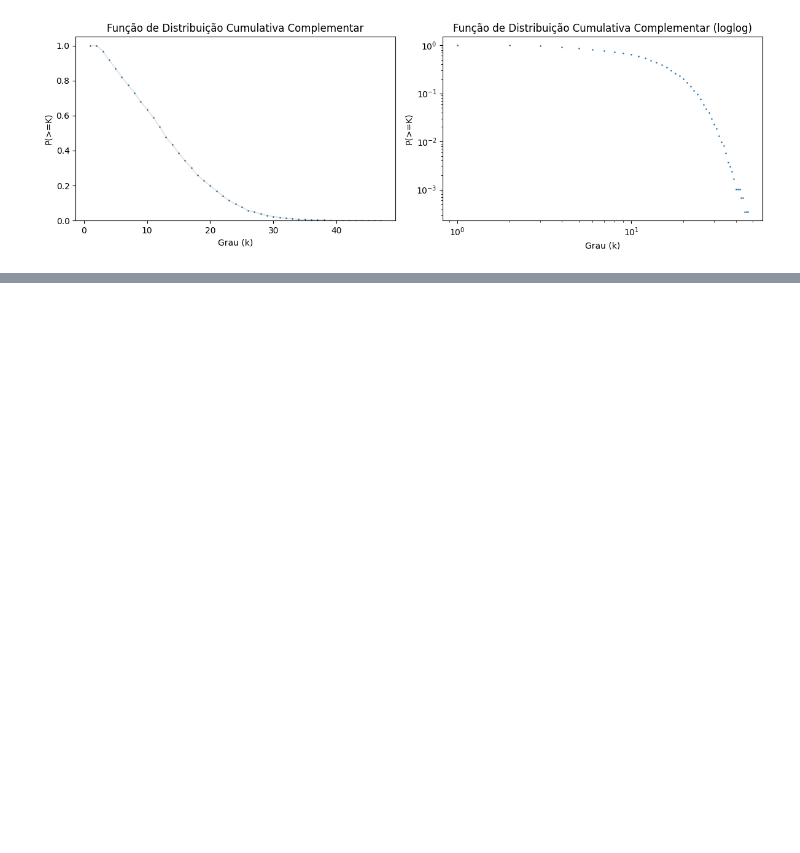
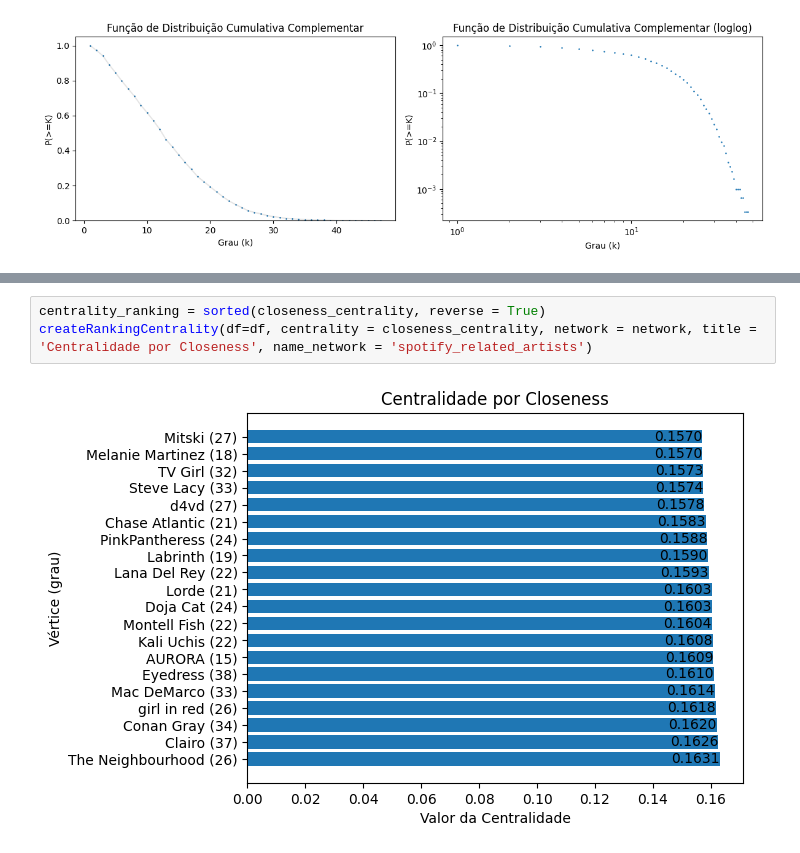
Before and after one commit to anamachadoc/UFSJ_Redes_Complexas_Trabalho_Final, a Jupyter notebook: spotify_related_artists.ipynb, the cells around one changed output, grey strips where cells are left out. Saved outputs shown, nothing was run; the diff lists cells and outputs as text; blank space fills up the shorter version.

```diff
--- a/spotify_related_artists.ipynb
+++ b/spotify_related_artists.ipynb
@@ -157,0 +170,5 @@ createRankingCentrality(df=df, centrality = eigenvector_centrality, network = ne
+# %%
+centrality_ranking = sorted(closeness_centrality, reverse = True)
+createRankingCentrality(df=df, centrality = closeness_centrality, network = network, title = 'Centralidade por Closeness', name_network = 'spotify_related_artists')
+# %% [output]
+[figure, added]
```
Also changed, not shown: parts of 17 cells of this notebook, 29 other files.
